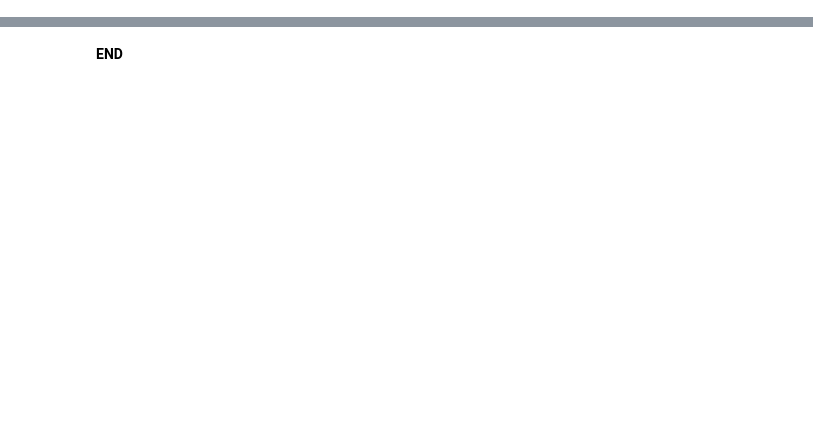
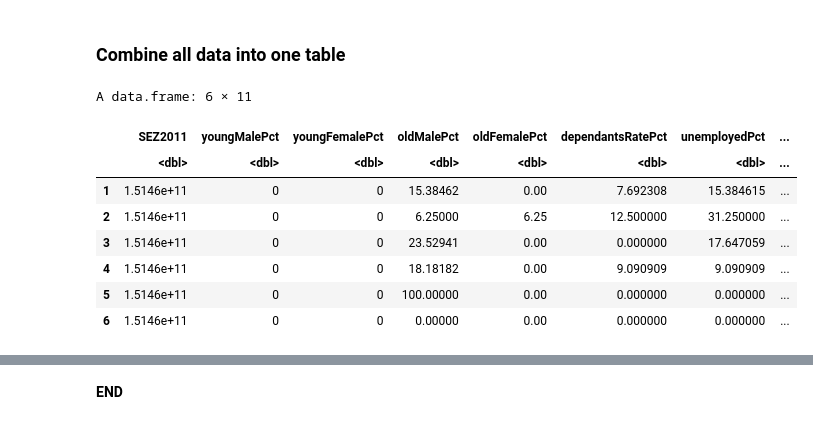
Before and after one commit to UCC-CLIMPADAP/SVIBook, a Jupyter notebook: Cities/Milan/Census_Data_to_Indicators.ipynb, the cells around one changed output, grey strips where cells are left out. Drawn from its saved outputs; the diff is of its cells as text; code cells hidden in the pictures; blank space fills up the shorter version.

```diff
--- a/Cities/Milan/Census_Data_to_Indicators.ipynb
+++ b/Cities/Milan/Census_Data_to_Indicators.ipynb
@@ -1162,0 +76,4 @@ write.csv(milanDataZ, file.path(pipelineDir, "oa_person_household_milan_z_data.c
+# %%
+householdsTotal <- censusData[, 'PF1', drop = FALSE]
+names(householdsTotal)[1] <- 'householdsTotal'
+head(householdsTotal)
@@ -1162,0 +208,13 @@ write.csv(milanDataZ, file.path(pipelineDir, "oa_person_household_milan_z_data.c
+# %%
+# Dimension:Adaptive Capacity - Domain:Local Knowledge
+
+# Get indicators and convert into percentage
+## 1) Percentage of foreign nationals (ST1)
+foreignNationalsPct <- (censusData['ST1'] / populationTotal) * 100.0
+names(foreignNationalsPct)[1] <- 'foreignNationalsPct'
+
+# Combine all these indicators into an array for this domain
+localKnowledgeDomainPct <- cbind(foreignNationalsPct)
+
+# Print the first six rows of the data to visually check it looks OK
+head(localKnowledgeDomainPct)
@@ -1162,0 +233,18 @@ write.csv(milanDataZ, file.path(pipelineDir, "oa_person_household_milan_z_data.c
+# %%
+# Dimension Adaptive:Capacity - Domain:Social Network
+
+# Get indicators and convert into percentage
+## 1) Primary School Age Children (Age 5-9) (Indicator P15)
+primarySchoolPct <- (censusData['P15'] / populationTotal) * 100.0
+names(primarySchoolPct)[1] <- 'primarySchoolPct'
+
+## 2) Households with one person (Indicator PF3)
+onePersonHouseholdPct <- (censusData['PF3'] / householdsTotal) * 100.0
+names(onePersonHouseholdPct)[1] <- 'onePersonHouseholdPct'
+
+# Combine all these indicators into an array for this domain
+socialNetworkDomainPct <- cbind(primarySchoolPct,
+                                onePersonHouseholdPct)
+
+# Print the first six rows of the data to visually check it looks OK
+head(socialNetworkDomainPct)
@@ -1162,0 +261,21 @@ write.csv(milanDataZ, file.path(pipelineDir, "oa_person_household_milan_z_data.c
+# %% [markdown]
+### Combine all data into one table
+# %%
+# Combine all data into one table
+indicatorDataPct <- cbind(areaID,
+                          ageDomainPct,
+                          incomeDomainPct,
+                          informationAccessUseDomainPct,
+                          localKnowledgeDomainPct,
+                          socialNetworkDomainPct)
+head(indicatorDataPct)
+# %% [output]
+A data.frame: 6 × 11
+|  | SEZ2011 | youngMalePct | youngFemalePct | oldMalePct | oldFemalePct | dependantsRatePct | unemployedPct | ... |
+|  | <dbl> | <dbl> | <dbl> | <dbl> | <dbl> | <dbl> | <dbl> | ... |
+| 1 | 1.5146e+11 | 0 | 0 | 15.38462 | 0.00 | 7.692308 | 15.384615 | ... |
+| 2 | 1.5146e+11 | 0 | 0 | 6.25000 | 6.25 | 12.500000 | 31.250000 | ... |
+| 3 | 1.5146e+11 | 0 | 0 | 23.52941 | 0.00 | 0.000000 | 17.647059 | ... |
+| 4 | 1.5146e+11 | 0 | 0 | 18.18182 | 0.00 | 9.090909 | 9.090909 | ... |
+| 5 | 1.5146e+11 | 0 | 0 | 100.00000 | 0.00 | 0.000000 | 0.000000 | ... |
+| 6 | 1.5146e+11 | 0 | 0 | 0.00000 | 0.00 | 0.000000 | 0.000000 | ... |
```
Also changed, not shown: parts of 70 cells of this notebook, 13 other files.
